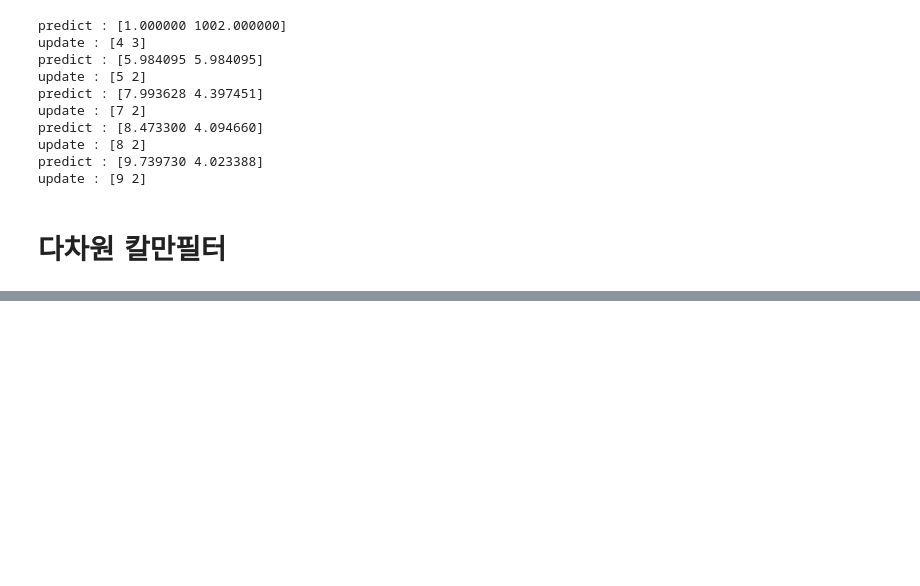
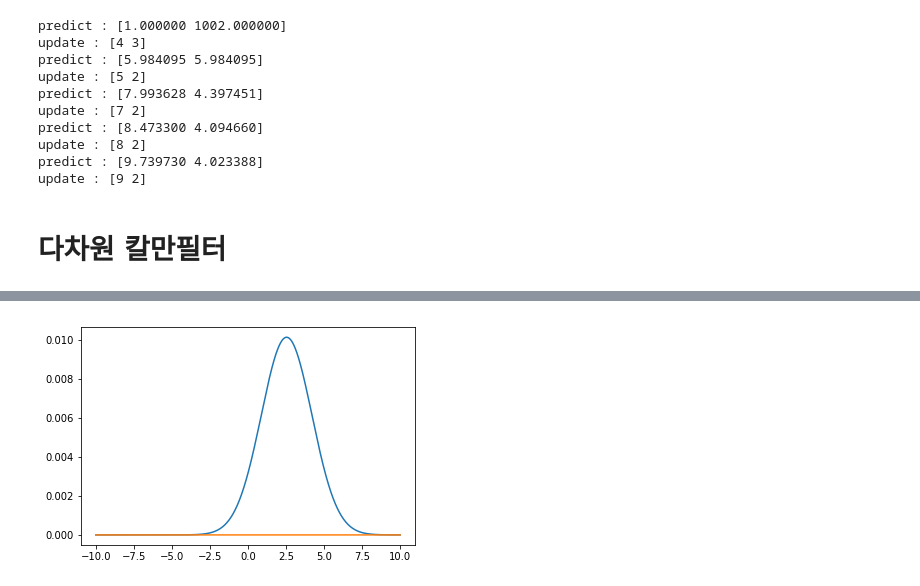
Before and after one commit to kangheeyong/2018-1-Deep-Learing-pc1, a Jupyter notebook: 2018-2/kalman filter example.ipynb, the cells around one changed output, grey strips where cells are left out. Saved outputs shown, nothing was run; the diff lists cells and outputs as text; code cells hidden in the pictures; blank space fills up the shorter version.

```diff
--- a/2018-2/kalman filter example.ipynb
+++ b/2018-2/kalman filter example.ipynb
@@ -90,0 +141,10 @@ print(kalman_filter(mu,sig))
+# %%
+
+r5 = r4*my_gaussian(u1,u2,np.sqrt(sig1**2 + sig2**2))
+
+plt.plot(t,r5)
+plt.plot(t,r5-r3)
+
+plt.show()
+# %% [output]
+[figure, added]
```
Also changed, not shown: parts of 8 cells of this notebook, 32 other files.
